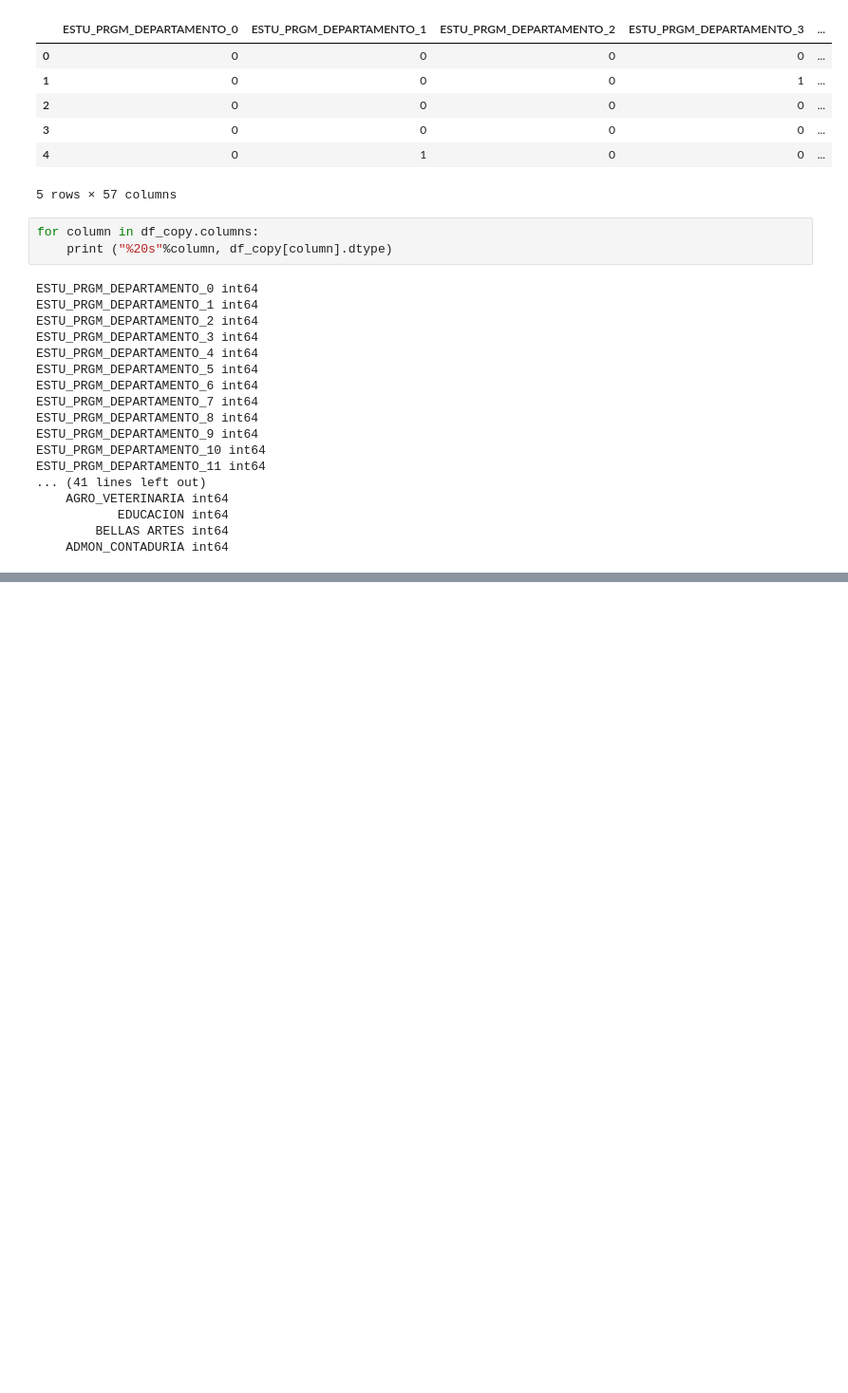
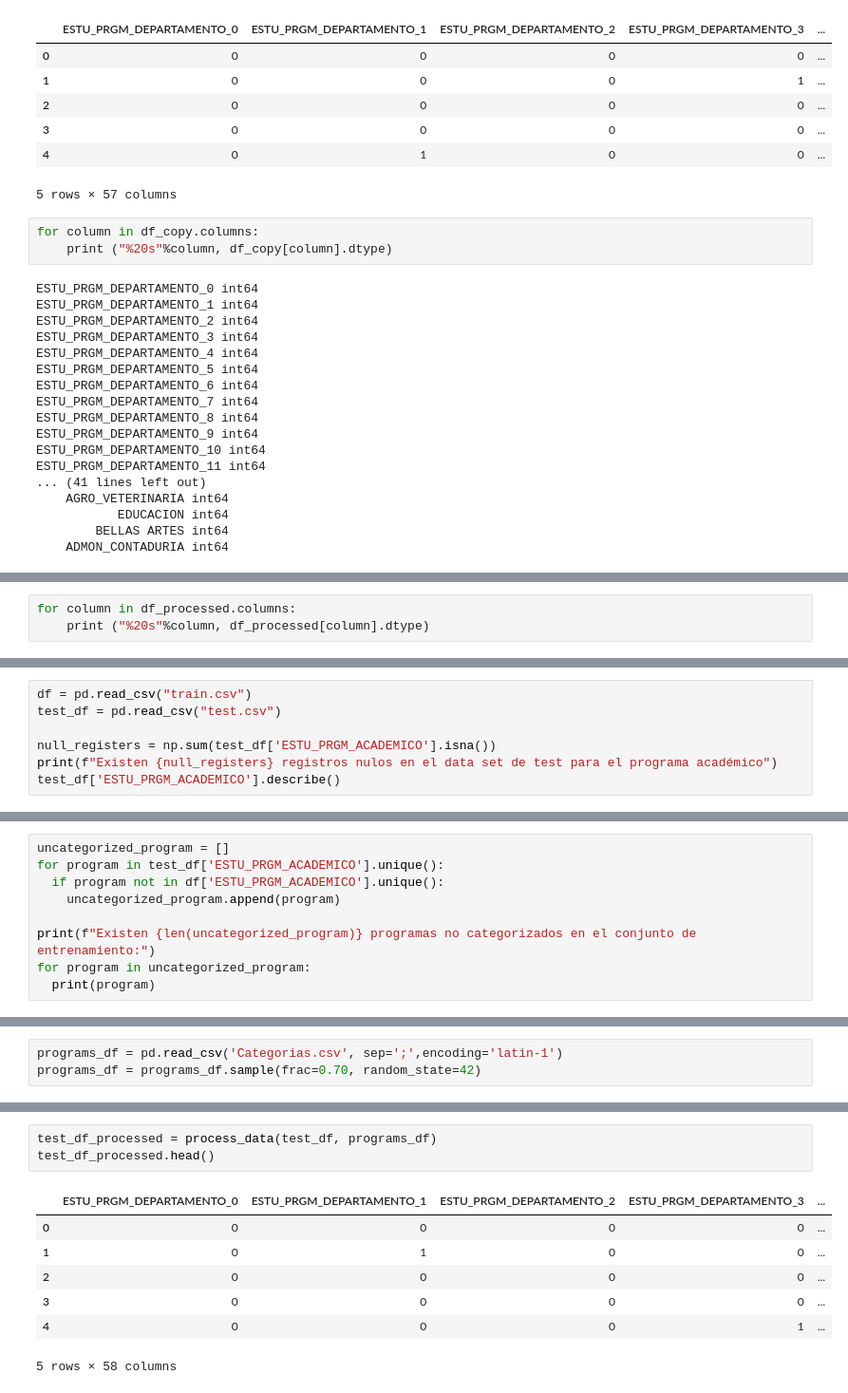
Before and after one commit to afflorezc/proyecto-modelos-de-sistemas-1, a Jupyter notebook: 02 - preprocesado.ipynb, the cells around one changed output, grey strips where cells are left out. Shown at 95% size. Cells and saved outputs as stored; diff of their text form; blank space fills up the shorter version.

```diff
--- a/02 - preprocesado.ipynb
+++ b/02 - preprocesado.ipynb
@@ -1363,0 +1789,3 @@ ESTU_PRGM_DEPARTAMENTO_11 int64
+# %%
+for column in df_processed.columns:
+    print ("%20s"%column, df_processed[column].dtype)
@@ -1363,0 +1814,7 @@ ESTU_PRGM_DEPARTAMENTO_11 int64
+# %%
+df = pd.read_csv("train.csv")
+test_df = pd.read_csv("test.csv")
+
+null_registers = np.sum(test_df['ESTU_PRGM_ACADEMICO'].isna())
+print(f"Existen {null_registers} registros nulos en el data set de test para el programa académico")
+test_df['ESTU_PRGM_ACADEMICO'].describe()
@@ -1363,0 +1829,9 @@ ESTU_PRGM_DEPARTAMENTO_11 int64
+# %%
+uncategorized_program = []
+for program in test_df['ESTU_PRGM_ACADEMICO'].unique():
+  if program not in df['ESTU_PRGM_ACADEMICO'].unique():
+    uncategorized_program.append(program)
+
+print(f"Existen {len(uncategorized_program)} programas no categorizados en el conjunto de entrenamiento:")
+for program in uncategorized_program:
+  print(program)
@@ -1363,0 +2018,3 @@ ESTU_PRGM_DEPARTAMENTO_11 int64
+# %%
+programs_df = pd.read_csv('Categorias.csv', sep=';',encoding='latin-1')
+programs_df = programs_df.sample(frac=0.70, random_state=42)
@@ -1363,0 +2034,11 @@ ESTU_PRGM_DEPARTAMENTO_11 int64
+# %%
+test_df_processed = process_data(test_df, programs_df)
+test_df_processed.head()
+# %% [output]
+|  | ESTU_PRGM_DEPARTAMENTO_0 | ESTU_PRGM_DEPARTAMENTO_1 | ESTU_PRGM_DEPARTAMENTO_2 | ESTU_PRGM_DEPARTAMENTO_3 | ... |
+| 0 | 0 | 0 | 0 | 0 | ... |
+| 1 | 0 | 1 | 0 | 0 | ... |
+| 2 | 0 | 0 | 0 | 0 | ... |
+| 3 | 0 | 0 | 0 | 0 | ... |
+| 4 | 0 | 0 | 0 | 1 | ... |
+5 rows × 58 columns
```
Also changed, not shown: parts of 36 cells of this notebook, 8 other files.
